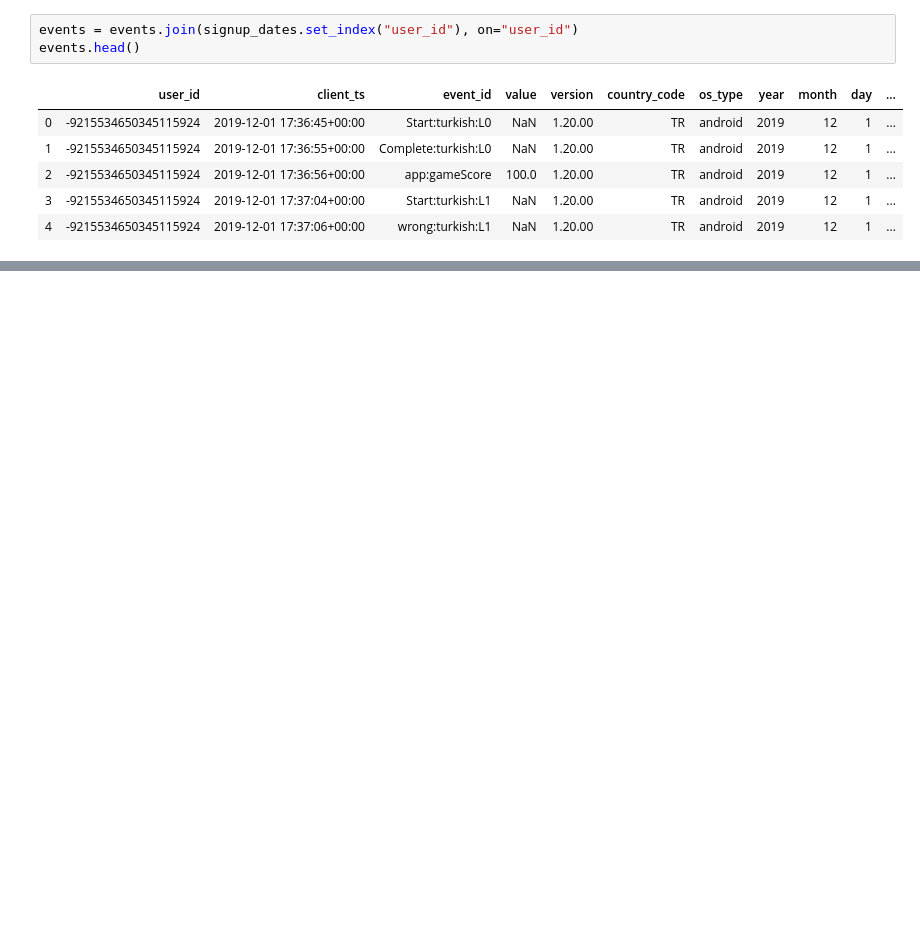
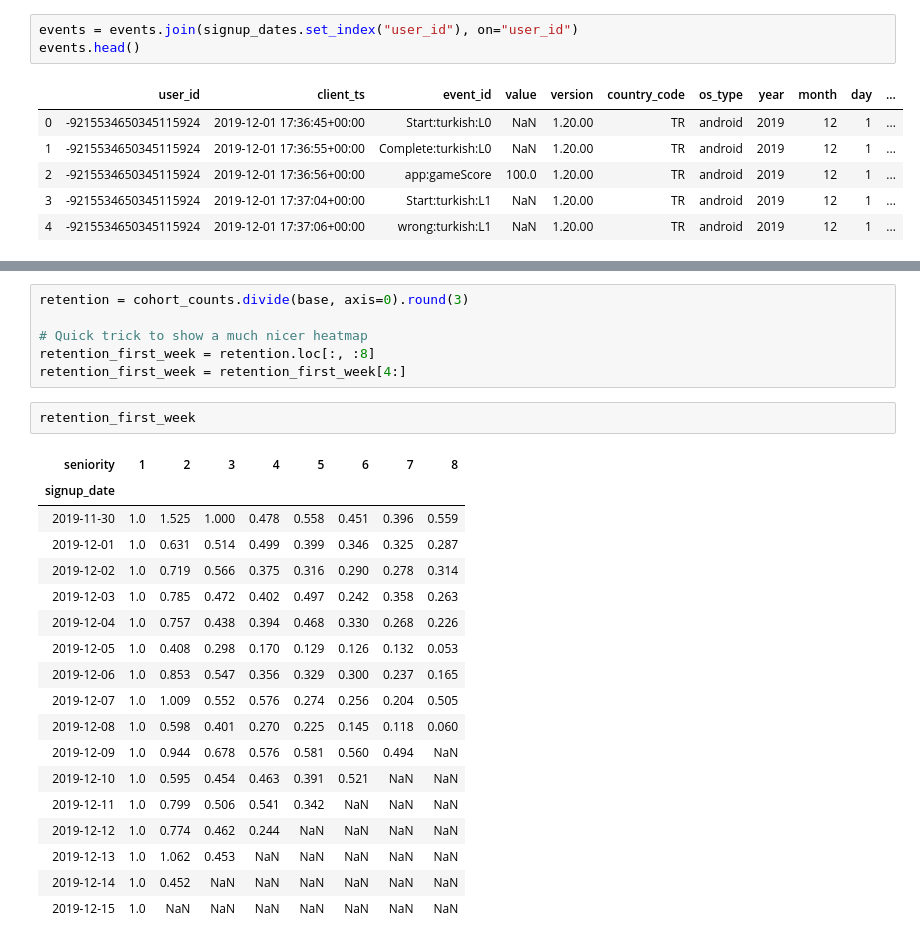
Before and after one commit to sodaliAyran/churn-prediction-mulakat, a Jupyter notebook: Report.ipynb, the cells around one changed output, grey strips where cells are left out. Saved outputs shown, nothing was run; the diff lists cells and outputs as text; blank space fills up the shorter version.

```diff
--- a/Report.ipynb
+++ b/Report.ipynb
@@ -145,0 +213,27 @@ events.head()
+# %%
+retention = cohort_counts.divide(base, axis=0).round(3)
+
+# Quick trick to show a much nicer heatmap
+retention_first_week = retention.loc[:, :8]
+retention_first_week = retention_first_week[4:]
+# %%
+retention_first_week
+# %% [output]
+| seniority | 1 | 2 | 3 | 4 | 5 | 6 | 7 | 8 |
+| signup_date |  |  |  |  |  |  |  |  |
+| 2019-11-30 | 1.0 | 1.525 | 1.000 | 0.478 | 0.558 | 0.451 | 0.396 | 0.559 |
+| 2019-12-01 | 1.0 | 0.631 | 0.514 | 0.499 | 0.399 | 0.346 | 0.325 | 0.287 |
+| 2019-12-02 | 1.0 | 0.719 | 0.566 | 0.375 | 0.316 | 0.290 | 0.278 | 0.314 |
+| 2019-12-03 | 1.0 | 0.785 | 0.472 | 0.402 | 0.497 | 0.242 | 0.358 | 0.263 |
+| 2019-12-04 | 1.0 | 0.757 | 0.438 | 0.394 | 0.468 | 0.330 | 0.268 | 0.226 |
+| 2019-12-05 | 1.0 | 0.408 | 0.298 | 0.170 | 0.129 | 0.126 | 0.132 | 0.053 |
+| 2019-12-06 | 1.0 | 0.853 | 0.547 | 0.356 | 0.329 | 0.300 | 0.237 | 0.165 |
+| 2019-12-07 | 1.0 | 1.009 | 0.552 | 0.576 | 0.274 | 0.256 | 0.204 | 0.505 |
+| 2019-12-08 | 1.0 | 0.598 | 0.401 | 0.270 | 0.225 | 0.145 | 0.118 | 0.060 |
+| 2019-12-09 | 1.0 | 0.944 | 0.678 | 0.576 | 0.581 | 0.560 | 0.494 | NaN |
+| 2019-12-10 | 1.0 | 0.595 | 0.454 | 0.463 | 0.391 | 0.521 | NaN | NaN |
+| 2019-12-11 | 1.0 | 0.799 | 0.506 | 0.541 | 0.342 | NaN | NaN | NaN |
+| 2019-12-12 | 1.0 | 0.774 | 0.462 | 0.244 | NaN | NaN | NaN | NaN |
+| 2019-12-13 | 1.0 | 1.062 | 0.453 | NaN | NaN | NaN | NaN | NaN |
+| 2019-12-14 | 1.0 | 0.452 | NaN | NaN | NaN | NaN | NaN | NaN |
+| 2019-12-15 | 1.0 | NaN | NaN | NaN | NaN | NaN | NaN | NaN |
```
Also changed, not shown: parts of 9 cells of this notebook.
